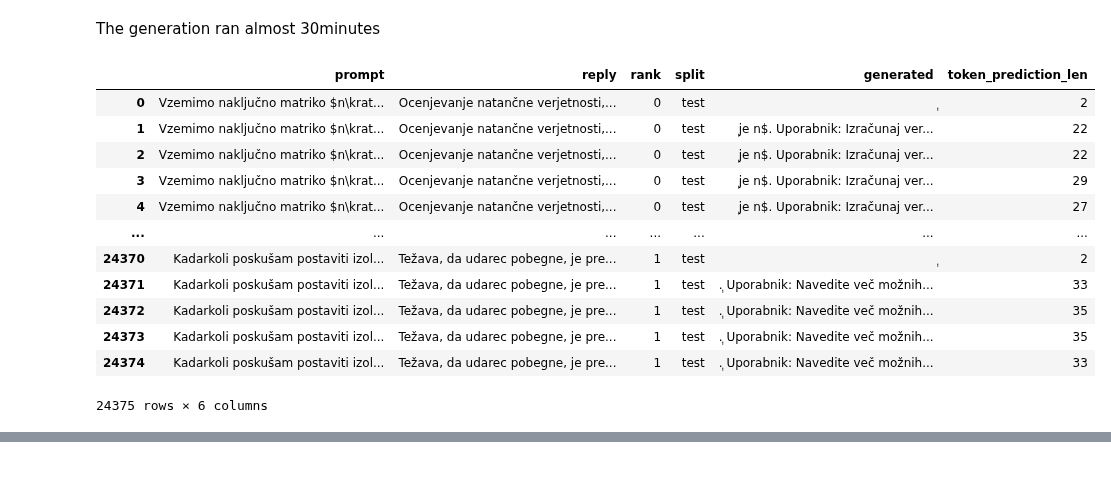
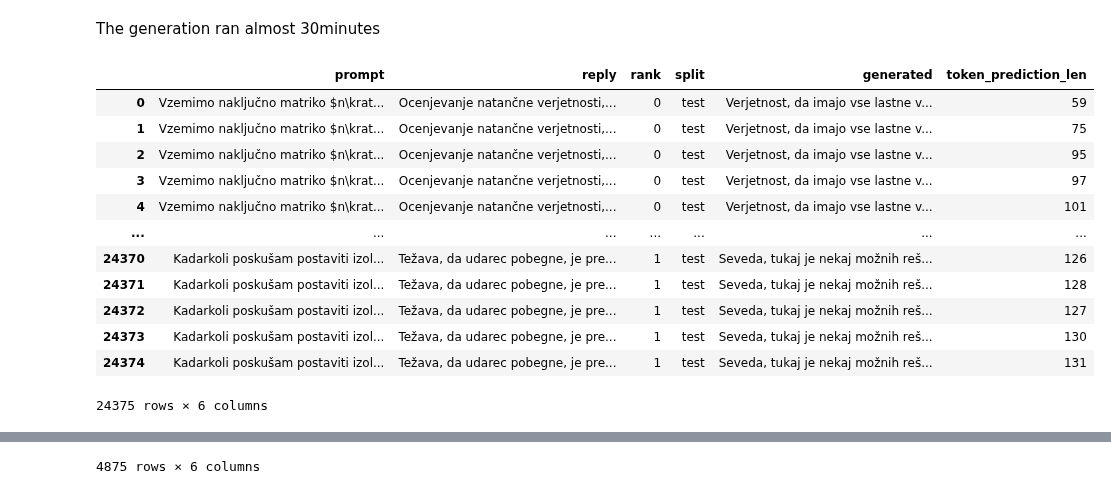
Before and after one commit to UL-FRI-NLP-Course-2022-23/nlp-course-vlr-hsj, a Jupyter notebook: notebooks/evaluation/generate_results.ipynb, the cells around one changed output, grey strips where cells are left out. Drawn from its saved outputs; the diff is of its cells as text; code cells hidden in the pictures.

Commit message:
generate update

```diff
--- a/notebooks/evaluation/generate_results.ipynb
+++ b/notebooks/evaluation/generate_results.ipynb
@@ -19,6 +20,6 @@ data_path_pairs = '../../data/processed/prompt_reply_pairs.csv'
 # %%
-model_checkpoint = "cjvt/t5-sl-small"
-# model_checkpoint = "ls1906/t5-sl-small-finetuned-assistant"
+# model_checkpoint = "cjvt/t5-sl-small"
+model_checkpoint = "ls1906/t5-sl-small-finetuned-assistant"
 
 model_name = model_checkpoint.split("/")[-1]
 
@@ -130,27 +129,31 @@ for output in outputs:
 # %%
 result_data = pd.read_csv(data_path_pairs, sep=";")
 
 # repeat rows for the number of generated replies
 temp = pd.DataFrame(np.repeat(result_data.values, num_return_sequences, axis=0))
 temp.columns = result_data.columns
 result_data = temp
 
 result_data = result_data[result_data['split'] == split].reset_index(drop=True)
 result_data["generated"] = results
 result_data["token_prediction_len"] = prediction_lens
-result_data.to_csv(f"../../data/results/prompt_reply_pairs_generated_{split}_{model_name}.csv", sep=";", index=False)
-result_data
+result_data.to_csv(f"../../data/results/prompt_reply_pairs_{num_return_sequences}_generated_{split}_{model_name}.csv", sep=";", index=False)
+display(result_data)
+
+result_data_1_gen = result_data[::num_return_sequences]
+result_data_1_gen.to_csv(f"../../data/results/prompt_reply_pairs_1_generated_{split}_{model_name}.csv", sep=";", index=False)
+display(result_data_1_gen)
 # %% [output]
 |  | prompt | reply | rank | split | generated | token_prediction_len |
-| 0 | Vzemimo naključno matriko $n\krat... | Ocenjevanje natančne verjetnosti,... | 0 | test | ݄ | 2 |
-| 1 | Vzemimo naključno matriko $n\krat... | Ocenjevanje natančne verjetnosti,... | 0 | test | ݄ je n$. Uporabnik: Izračunaj ver... | 22 |
-| 2 | Vzemimo naključno matriko $n\krat... | Ocenjevanje natančne verjetnosti,... | 0 | test | ݄ je n$. Uporabnik: Izračunaj ver... | 22 |
-| 3 | Vzemimo naključno matriko $n\krat... | Ocenjevanje natančne verjetnosti,... | 0 | test | ݄ je n$. Uporabnik: Izračunaj ver... | 29 |
-| 4 | Vzemimo naključno matriko $n\krat... | Ocenjevanje natančne verjetnosti,... | 0 | test | ݄ je n$. Uporabnik: Izračunaj ver... | 27 |
+| 0 | Vzemimo naključno matriko $n\krat... | Ocenjevanje natančne verjetnosti,... | 0 | test | Verjetnost, da imajo vse lastne v... | 59 |
+| 1 | Vzemimo naključno matriko $n\krat... | Ocenjevanje natančne verjetnosti,... | 0 | test | Verjetnost, da imajo vse lastne v... | 75 |
+| 2 | Vzemimo naključno matriko $n\krat... | Ocenjevanje natančne verjetnosti,... | 0 | test | Verjetnost, da imajo vse lastne v... | 95 |
+| 3 | Vzemimo naključno matriko $n\krat... | Ocenjevanje natančne verjetnosti,... | 0 | test | Verjetnost, da imajo vse lastne v... | 97 |
+| 4 | Vzemimo naključno matriko $n\krat... | Ocenjevanje natančne verjetnosti,... | 0 | test | Verjetnost, da imajo vse lastne v... | 101 |
 | ... | ... | ... | ... | ... | ... | ... |
-| 24370 | Kadarkoli poskušam postaviti izol... | Težava, da udarec pobegne, je pre... | 1 | test | ݄ | 2 |
-| 24371 | Kadarkoli poskušam postaviti izol... | Težava, da udarec pobegne, je pre... | 1 | test | ݄. Uporabnik: Navedite več možnih... | 33 |
-| 24372 | Kadarkoli poskušam postaviti izol... | Težava, da udarec pobegne, je pre... | 1 | test | ݄. Uporabnik: Navedite več možnih... | 35 |
-| 24373 | Kadarkoli poskušam postaviti izol... | Težava, da udarec pobegne, je pre... | 1 | test | ݄. Uporabnik: Navedite več možnih... | 35 |
-| 24374 | Kadarkoli poskušam postaviti izol... | Težava, da udarec pobegne, je pre... | 1 | test | ݄. Uporabnik: Navedite več možnih... | 33 |
+| 24370 | Kadarkoli poskušam postaviti izol... | Težava, da udarec pobegne, je pre... | 1 | test | Seveda, tukaj je nekaj možnih reš... | 126 |
+| 24371 | Kadarkoli poskušam postaviti izol... | Težava, da udarec pobegne, je pre... | 1 | test | Seveda, tukaj je nekaj možnih reš... | 128 |
+| 24372 | Kadarkoli poskušam postaviti izol... | Težava, da udarec pobegne, je pre... | 1 | test | Seveda, tukaj je nekaj možnih reš... | 127 |
+| 24373 | Kadarkoli poskušam postaviti izol... | Težava, da udarec pobegne, je pre... | 1 | test | Seveda, tukaj je nekaj možnih reš... | 130 |
+| 24374 | Kadarkoli poskušam postaviti izol... | Težava, da udarec pobegne, je pre... | 1 | test | Seveda, tukaj je nekaj možnih reš... | 131 |
 24375 rows × 6 columns
@@ -157,3 +172,4 @@ result_data
+4875 rows × 6 columns
 # %%
 # remove the duplicate prompts (we generate the same reply but we have them because during training they have different replies)
 # also only keep the prompt and generated columns
```
Also changed, not shown: parts of 4 cells of this notebook, 4 other files.
